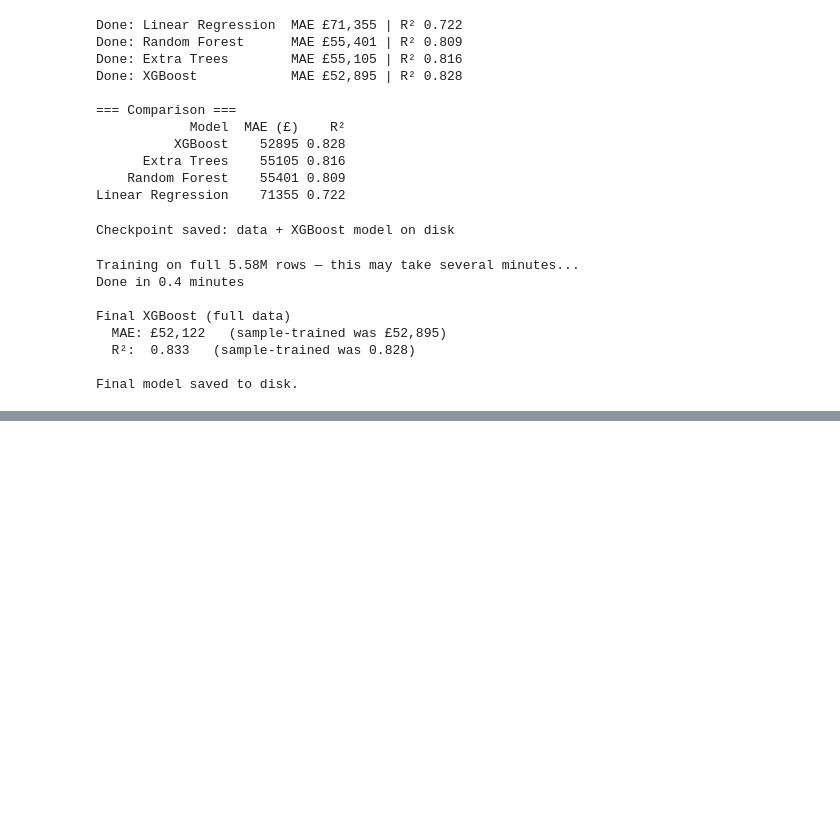
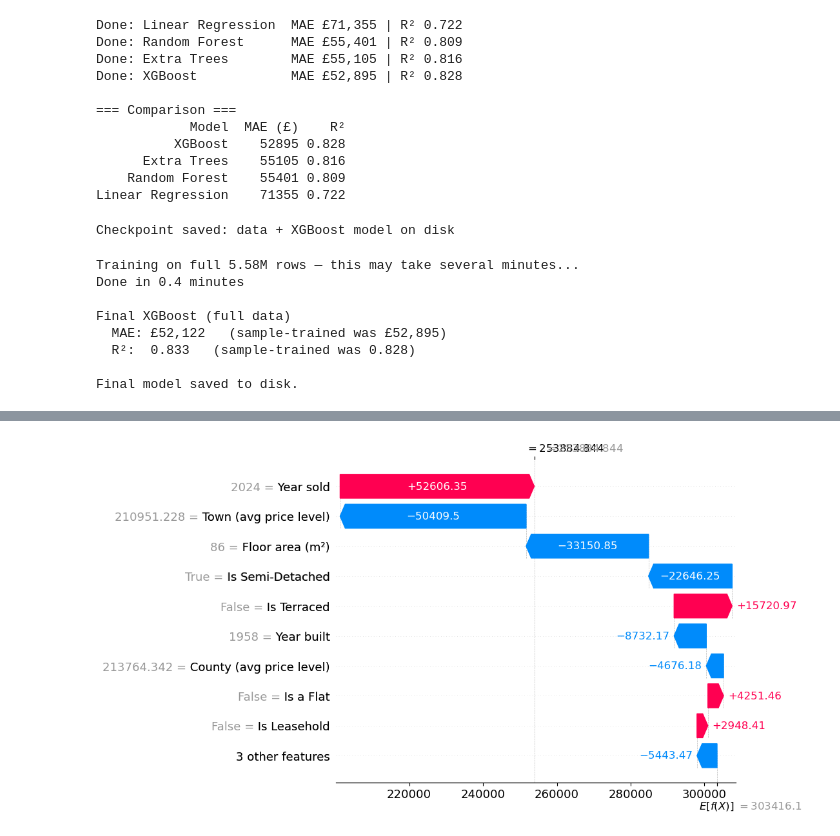
Before and after one commit to manishrawool2882-prog/Fairhome, a Jupyter notebook: Fairhome_Data_cleaning.ipynb, the cells around one changed output, grey strips where cells are left out. Cells and saved outputs as stored; diff of their text form; code cells hidden in the pictures; blank space fills up the shorter version.

```diff
--- a/Fairhome_Data_cleaning.ipynb
+++ b/Fairhome_Data_cleaning.ipynb
@@ -898,0 +992,30 @@ Final model saved to disk.
+# %%
+# Human-readable names for the plot
+nice_names = {
+    "year": "Year sold",
+    "towncity_enc": "Town (avg price level)",
+    "county_enc": "County (avg price level)",
+    "TOTAL_FLOOR_AREA": "Floor area (m²)",
+    "CURRENT_ENERGY_RATING": "Energy rating",
+    "build_year": "Year built",
+    "age_known": "Age recorded",
+    "propertytype_Flat": "Is a Flat",
+    "propertytype_Semi-Detached": "Is Semi-Detached",
+    "propertytype_Terraced": "Is Terraced",
+    "duration_Leasehold": "Is Leasehold",
+    "oldnew_New Build": "Is New Build",
+}
+
+readable_cols = [nice_names.get(c, c) for c in X_test.columns]
+
+shap.plots.waterfall(
+    shap.Explanation(
+        values=shap_values[0],
+        base_values=base_value,
+        data=house.iloc[0],
+        feature_names=readable_cols
+    ),
+    show=True
+)
+# %% [output]
+[figure, added]
```
Also changed, not shown: parts of 12 cells of this notebook.
